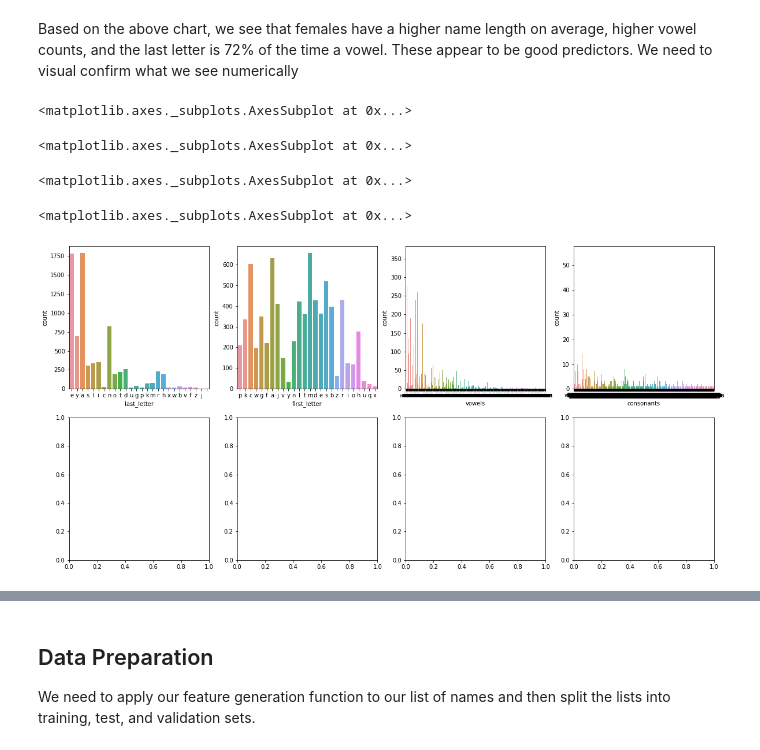
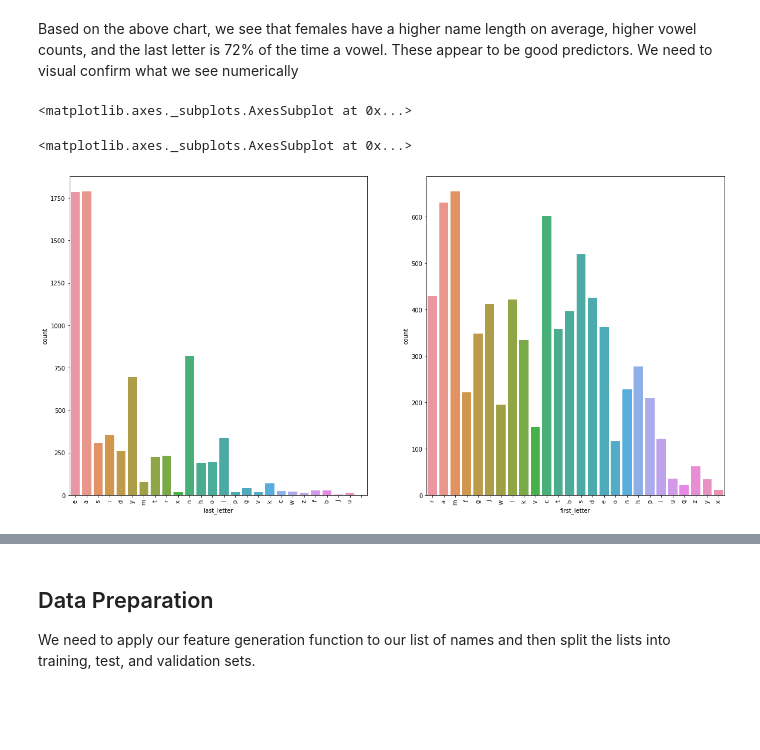
Before and after one commit to betsyrosalen/DATA620_Fall2019_Project3, a Jupyter notebook: project3.ipynb, the cells around one changed output, grey strips where cells are left out. Drawn from its saved outputs; the diff is of its cells as text; code cells hidden in the pictures; blank space fills up the shorter version.

```diff
--- a/project3.ipynb
+++ b/project3.ipynb
@@ -169,15 +175,16 @@ These appear to be good predictors. We need to visual confirm what we see numeri
 # %%
 # categorical/numerical columns
 categorical_cols = X.loc[:, [col for col in X.columns if 'gram' not in col]].select_dtypes(include='object').columns
 numerical_cols = X.select_dtypes(include=np.number).columns
 
-fig, ax = plt.subplots(2, 4, figsize=(20, 10))
+fig, ax = plt.subplots(1, 2, figsize=(20, 10))
 
-for var, subplot in zip(categorical_cols, ax.flatten()):
+for var, subplot in zip(categorical_cols[:2], ax.flatten()):
     sns.countplot(x=var, data=data, ax=subplot)
+    # rotate labels for easy viewing
+    for label in subplot.get_xticklabels():
+        label.set_rotation(90)
 # %% [output]
 <matplotlib.axes._subplots.AxesSubplot at 0x...>
 <matplotlib.axes._subplots.AxesSubplot at 0x...>
-<matplotlib.axes._subplots.AxesSubplot at 0x...>
-<matplotlib.axes._subplots.AxesSubplot at 0x...>
-[figure, old version]
+[figure, new version]
```
Also changed, not shown: parts of 10 cells of this notebook.
